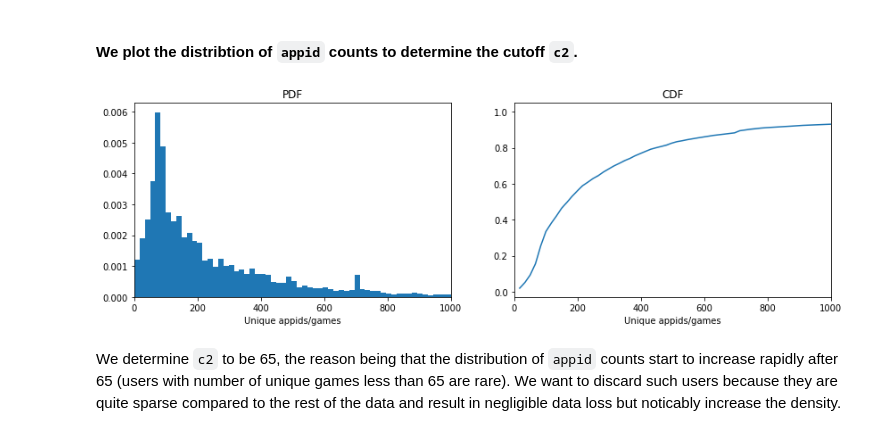
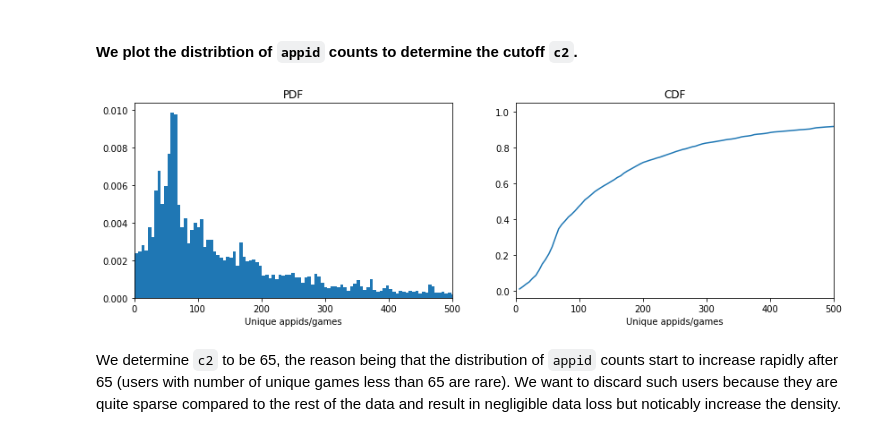
Before and after one commit to raghavjajodia/steamGameRec, a Jupyter notebook: Data Sampling.ipynb, the cells around one changed output. Cells and saved outputs as stored; diff of their text form; code cells hidden in the pictures.

```diff
--- a/Data Sampling.ipynb
+++ b/Data Sampling.ipynb
@@ -34,0 +38,2 @@ df.head()
+# %%
+df = df[df["playtime_forever"] != 0]
@@ -103,19 +141,19 @@ groupby_steamid = filter_appid_df.groupby(by = "steamid").count()["appid"]
 groupby_steamid_nparr = groupby_steamid.values
 # %%
 fig, ax = plt.subplots(ncols = 2, figsize = (14, 4))
-counts, bin_edges = np.histogram(groupby_steamid_nparr, bins = 1000, density = True)
+counts, bin_edges = np.histogram(groupby_steamid_nparr, bins = 2000, density = True)
 ecdf = np.cumsum(counts)
-ax[0].hist(groupby_steamid_nparr, density = True, bins = 1000)
+ax[0].hist(groupby_steamid_nparr, density = True, bins = 2000)
 ax[0].set_xlabel("Unique appids/games")
-ax[0].set_xlim([0, 1000])
+ax[0].set_xlim([0, 500])
 ax[0].set_title("PDF")
 ax[1].plot(bin_edges[1:], ecdf/ecdf[-1])
-ax[1].set_xlim([0, 1000])
+ax[1].set_xlim([0, 500])
 ax[1].set_xlabel("Unique appids/games")
 ax[1].set_title("CDF")
 plt.show()
 # %% [output]
-[figure, old version]
+[figure, new version]
 # %% [markdown]
 We determine `c2` to be 65, the reason being that the distribution of `appid` counts start to increase rapidly after 65 (users with number of unique games less than 65 are rare). We want to discard such users because they are quite sparse compared to the rest of the data and result in negligible data loss but noticably increase the density.
 # %%
```
Also changed, not shown: parts of 13 cells of this notebook.
